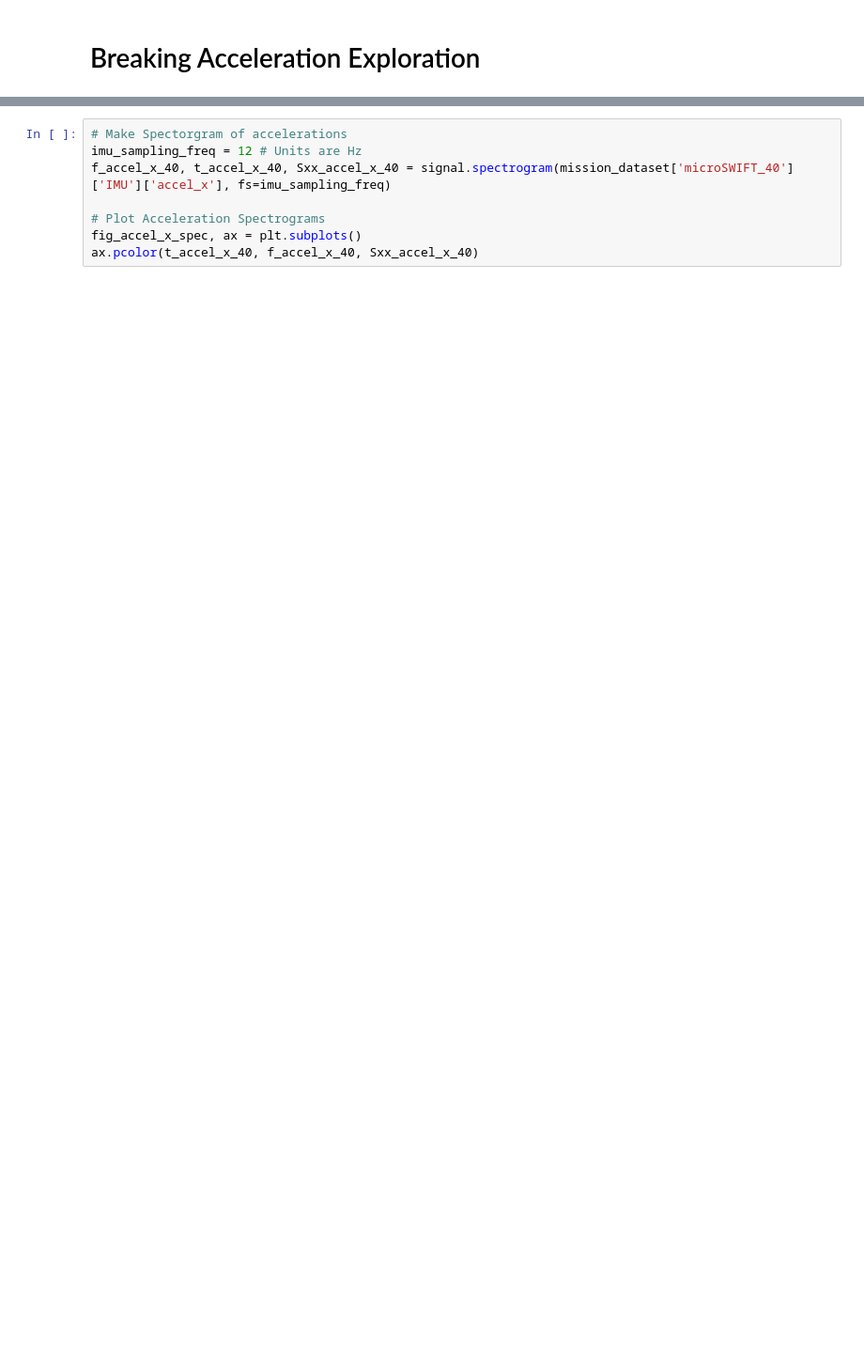
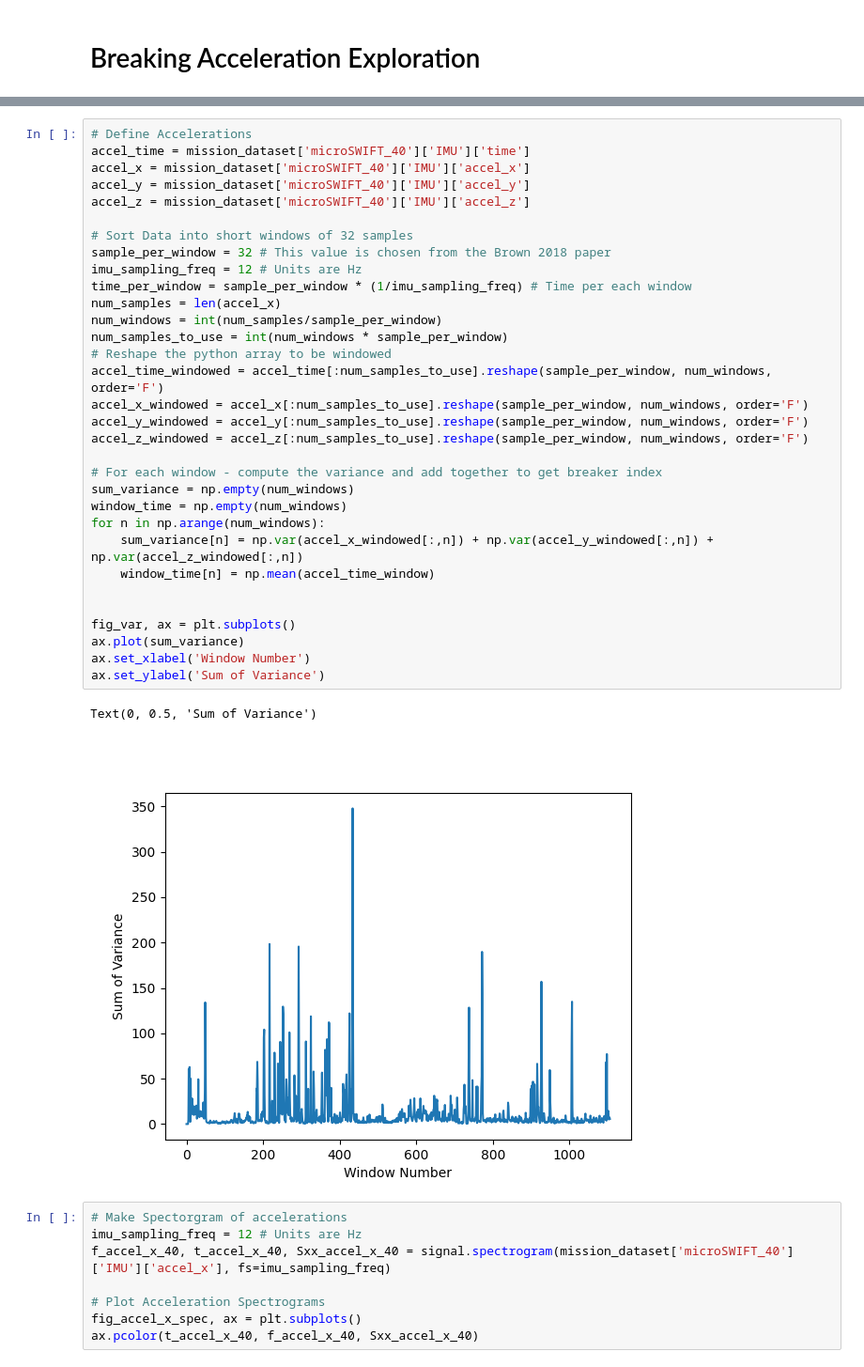
Before and after one commit to SASlabgroup/DUNEXMainExp, a Jupyter notebook: analysis/Breaker_Accel_exploration.ipynb, the cells around one changed output, grey strips where cells are left out. Shown: that part at 94% size. Cells and saved outputs as stored; diff of their text form; blank space fills up the shorter version.

Commit message:
Updated Notes to mission 53 and acceleration exploration notebook

```diff
--- a/analysis/Breaker_Accel_exploration.ipynb
+++ b/analysis/Breaker_Accel_exploration.ipynb
@@ -33,4 +33,39 @@ Text(0, 0.5, 'Acceleration [m/s^2')
 [figure]
+# %%
+# Define Accelerations
+accel_time = mission_dataset['microSWIFT_40']['IMU']['time']
+accel_x = mission_dataset['microSWIFT_40']['IMU']['accel_x']
+accel_y = mission_dataset['microSWIFT_40']['IMU']['accel_y']
+accel_z = mission_dataset['microSWIFT_40']['IMU']['accel_z']
+
+# Sort Data into short windows of 32 samples
+sample_per_window = 32 # This value is chosen from the Brown 2018 paper
+imu_sampling_freq = 12 # Units are Hz
+time_per_window = sample_per_window * (1/imu_sampling_freq) # Time per each window
+num_samples = len(accel_x)
+num_windows = int(num_samples/sample_per_window)
+num_samples_to_use = int(num_windows * sample_per_window)
+# Reshape the python array to be windowed
+accel_time_windowed = accel_time[:num_samples_to_use].reshape(sample_per_window, num_windows, order='F')
+accel_x_windowed = accel_x[:num_samples_to_use].reshape(sample_per_window, num_windows, order='F')
+accel_y_windowed = accel_y[:num_samples_to_use].reshape(sample_per_window, num_windows, order='F')
+accel_z_windowed = accel_z[:num_samples_to_use].reshape(sample_per_window, num_windows, order='F')
+
+# For each window - compute the variance and add together to get breaker index
+sum_variance = np.empty(num_windows)
+window_time = np.empty(num_windows)
+for n in np.arange(num_windows):
+    sum_variance[n] = np.var(accel_x_windowed[:,n]) + np.var(accel_y_windowed[:,n]) + np.var(accel_z_windowed[:,n])
+    window_time[n] = np.mean(accel_time_window)
+
+
+fig_var, ax = plt.subplots()
+ax.plot(sum_variance)
+ax.set_xlabel('Window Number')
+ax.set_ylabel('Sum of Variance')
+# %% [output]
+Text(0, 0.5, 'Sum of Variance')
+[figure, added]
 # %%
 # Make Spectorgram of accelerations
 imu_sampling_freq = 12 # Units are Hz
```
Also changed, not shown: parts of 6 cells of this notebook, 1 other file.
